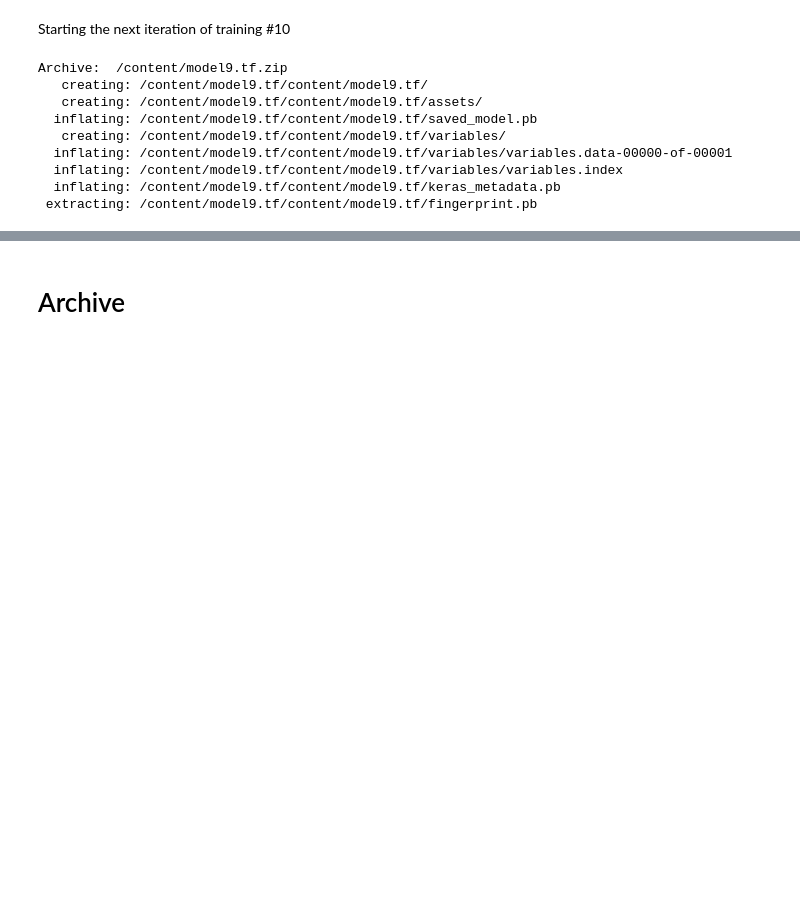
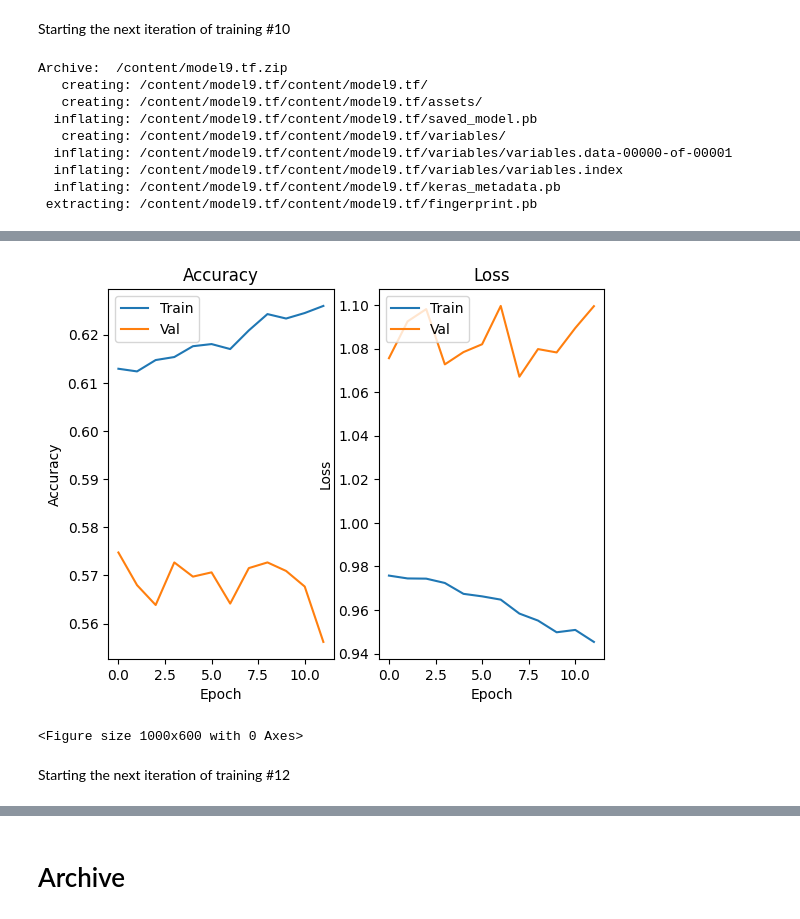
Before and after one commit to prempatell/Audio-Emotion-Detection, a Jupyter notebook: Audio Sentiment Analysis/RNN/RNN_retrained.ipynb, the cells around one changed output, grey strips where cells are left out. Saved outputs shown, nothing was run; the diff lists cells and outputs as text; code cells hidden in the pictures; blank space fills up the shorter version.

```diff
--- a/Audio Sentiment Analysis/RNN/RNN_retrained.ipynb
+++ b/Audio Sentiment Analysis/RNN/RNN_retrained.ipynb
@@ -1032,0 +1064,7 @@ plt.show()
+# %%
+model_11 = load_model("/content/model10.tf/content/model10.tf")
+
+filepath = "model11.tf"
+checkpoint = ModelCheckpoint(filepath, monitor='loss', save_best_only=True, mode='min', save_format='tf')
+callbacks_list = [checkpoint]
+history = model_11.fit(X_trHE, Y_trHE, validation_data=(X_valHE, Y_valHE), batch_size=250, epochs=12, callbacks=callbacks_list)
@@ -1032,0 +1112,26 @@ plt.show()
+# %%
+plt.subplot(1, 2, 1)
+plt.plot(history.history['accuracy'])
+plt.plot(history.history['val_accuracy'])
+plt.title('Accuracy')
+plt.ylabel('Accuracy')
+plt.xlabel('Epoch')
+plt.legend(['Train', 'Val'], loc='upper left')
+
+plt.subplot(1, 2, 2)
+plt.plot(history.history['loss'])
+plt.plot(history.history['val_loss'])
+plt.title('Loss')
+plt.ylabel('Loss')
+plt.xlabel('Epoch')
+plt.legend(['Train', 'Val'], loc='upper left')
+
+plt.figure(figsize=(10,6))
+#plt.tight_layout()
+
+plt.show()
+# %% [output]
+[figure, added]
+<Figure size 1000x600 with 0 Axes>
+# %% [markdown]
+Starting the next iteration of training #12
```
Also changed, not shown: parts of 15 cells of this notebook.
